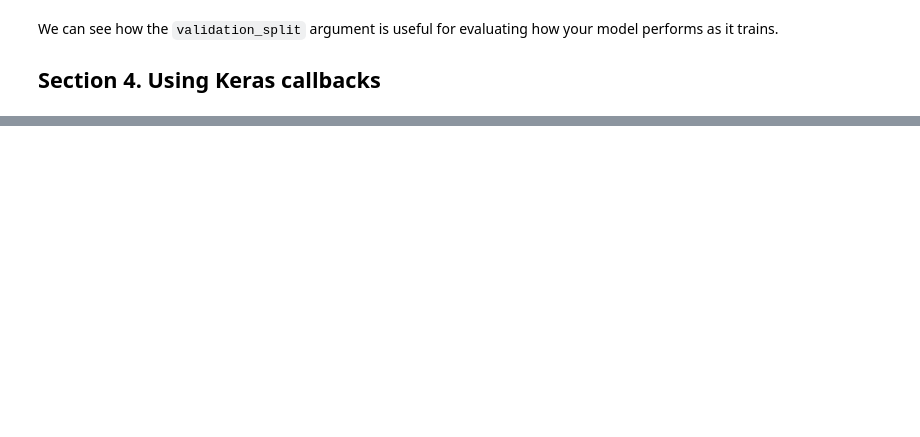
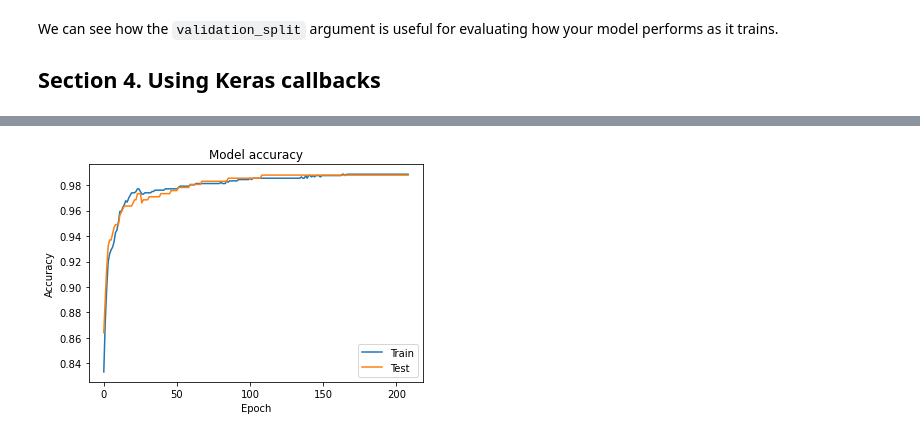
Before and after one commit to kbantoec/deep_learning, a Jupyter notebook: tf2/classification.ipynb, the cells around one changed output, grey strips where cells are left out. Drawn from its saved outputs; the diff is of its cells as text; code cells hidden in the pictures; blank space fills up the shorter version.

```diff
--- a/tf2/classification.ipynb
+++ b/tf2/classification.ipynb
@@ -363,0 +480,4 @@ We can see how the `validation_split` argument is useful for evaluating how your
+# %%
+plot_accuracy(r.history['accuracy'], r.history['val_accuracy'])
+# %% [output]
+[figure, added]
```
Also changed, not shown: parts of 22 cells of this notebook.
